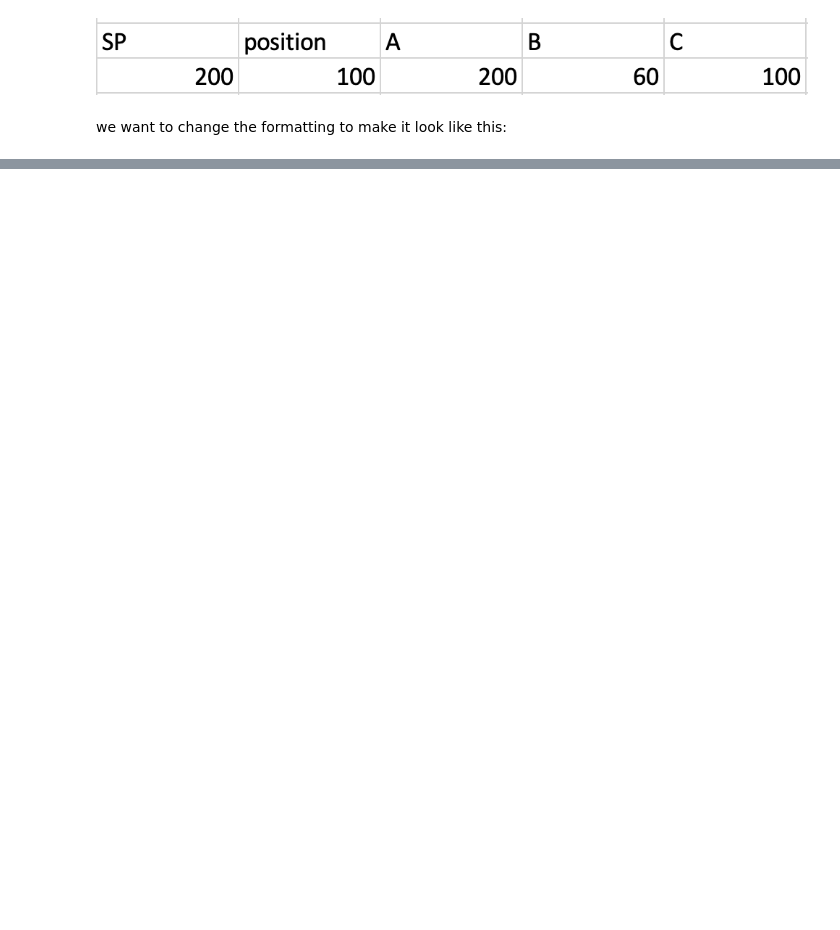
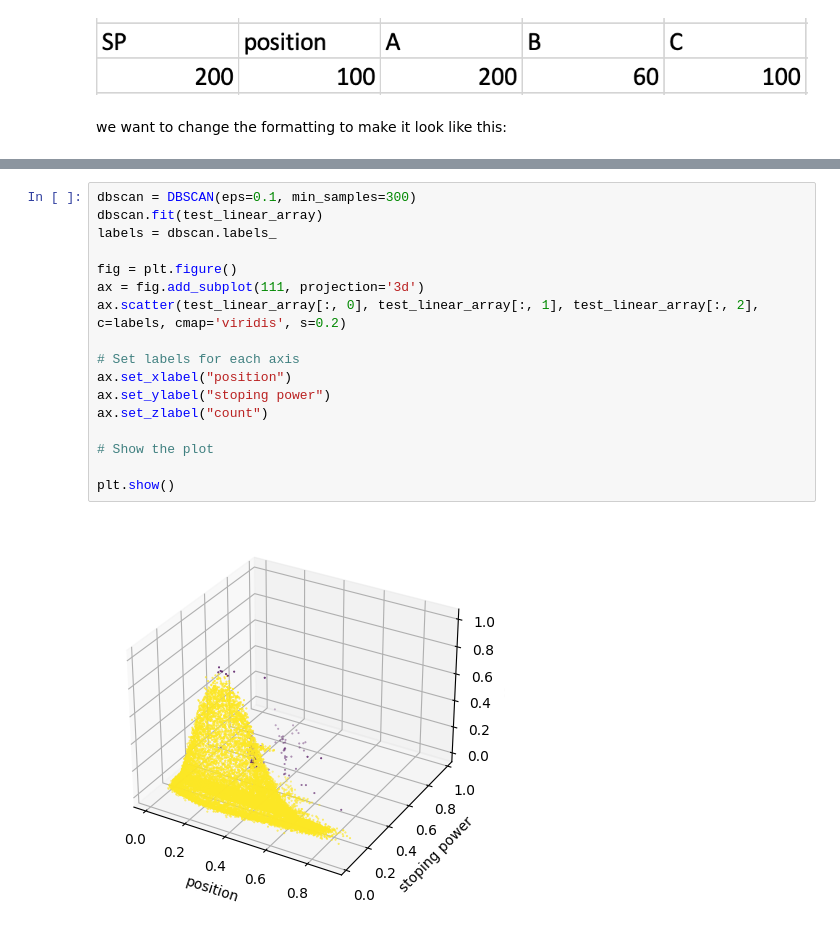
Before and after one commit to DaveStutler/G9, a Jupyter notebook: TEAM_FRIENDSHIP_PARTICLES_WOOOOO.ipynb, the cells around one changed output, grey strips where cells are left out. Cells and saved outputs as stored; diff of their text form; blank space fills up the shorter version.

```diff
--- a/TEAM_FRIENDSHIP_PARTICLES_WOOOOO.ipynb
+++ b/TEAM_FRIENDSHIP_PARTICLES_WOOOOO.ipynb
@@ -920,0 +1121,19 @@ def dimensional_reducer(df):
+# %%
+dbscan = DBSCAN(eps=0.1, min_samples=300)
+dbscan.fit(test_linear_array)
+labels = dbscan.labels_
+
+fig = plt.figure()
+ax = fig.add_subplot(111, projection='3d')
+ax.scatter(test_linear_array[:, 0], test_linear_array[:, 1], test_linear_array[:, 2], c=labels, cmap='viridis', s=0.2)
+
+# Set labels for each axis
+ax.set_xlabel("position")
+ax.set_ylabel("stoping power")
+ax.set_zlabel("count")
+
+# Show the plot
+
+plt.show()
+# %% [output]
+[figure, added]
```
Also changed, not shown: parts of 10 cells of this notebook.
